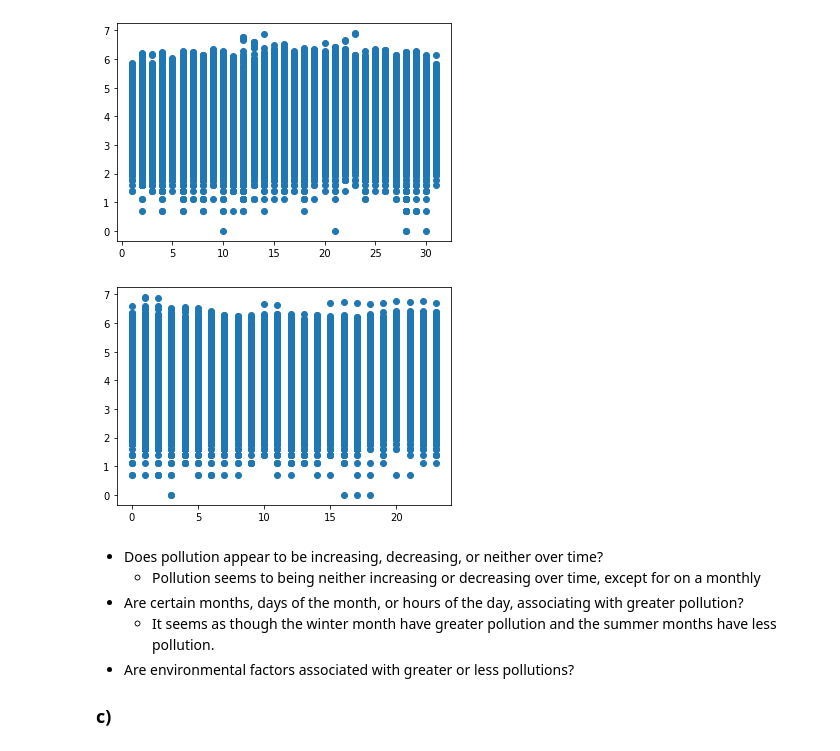
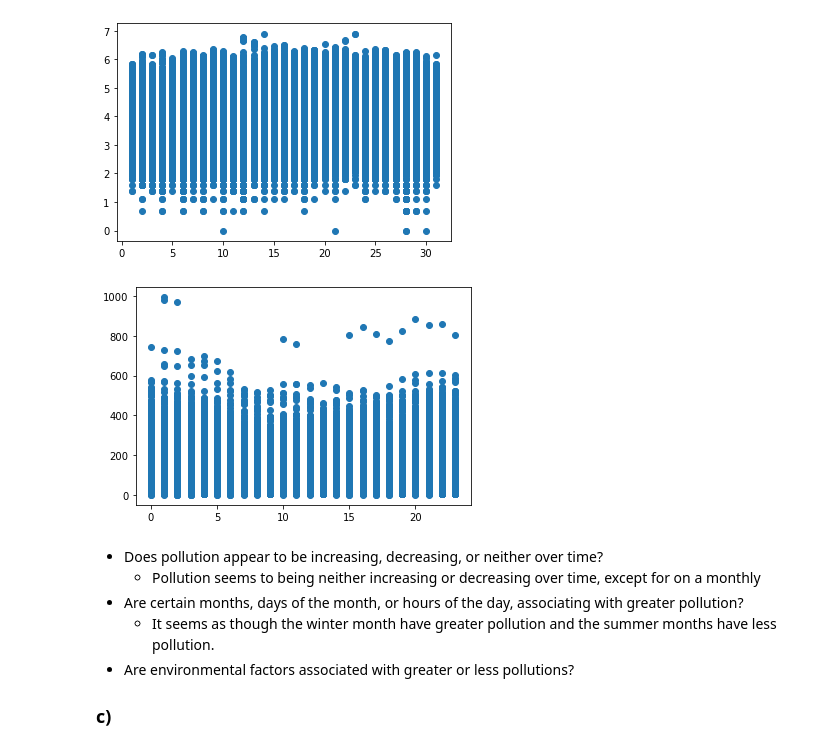
Before and after one commit to bjmedina/stats, a Jupyter notebook: hw1/HW1.ipynb, the cells around one changed output. Drawn from its saved outputs; the diff is of its cells as text; code cells hidden in the pictures.

```diff
--- a/hw1/HW1.ipynb
+++ b/hw1/HW1.ipynb
@@ -207,10 +226,11 @@ x = plt.scatter(months, pm25_mod)
 x = plt.scatter(days, pm25_mod)
 # %% [output]
 [figure]
-# %%
-x = plt.scatter(hours, pm25_mod)
-# %% [output]
-[figure, removed]
+# %%
+hours_out  = airqual['hour']
+x = plt.scatter(hours_out, pm25)
+# %% [output]
+[figure, added]
 # %%
 # gathering predictors relating to time
 dewp   = airqual['DEWP'][pm25 != kill_value]
```
Also changed, not shown: parts of 22 cells of this notebook, 1 other file.
